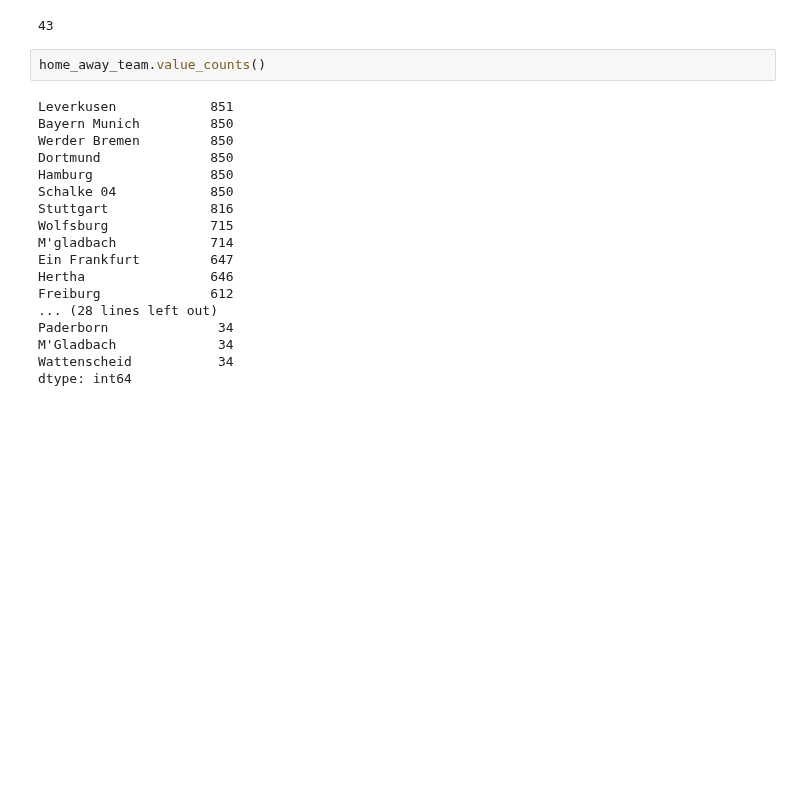
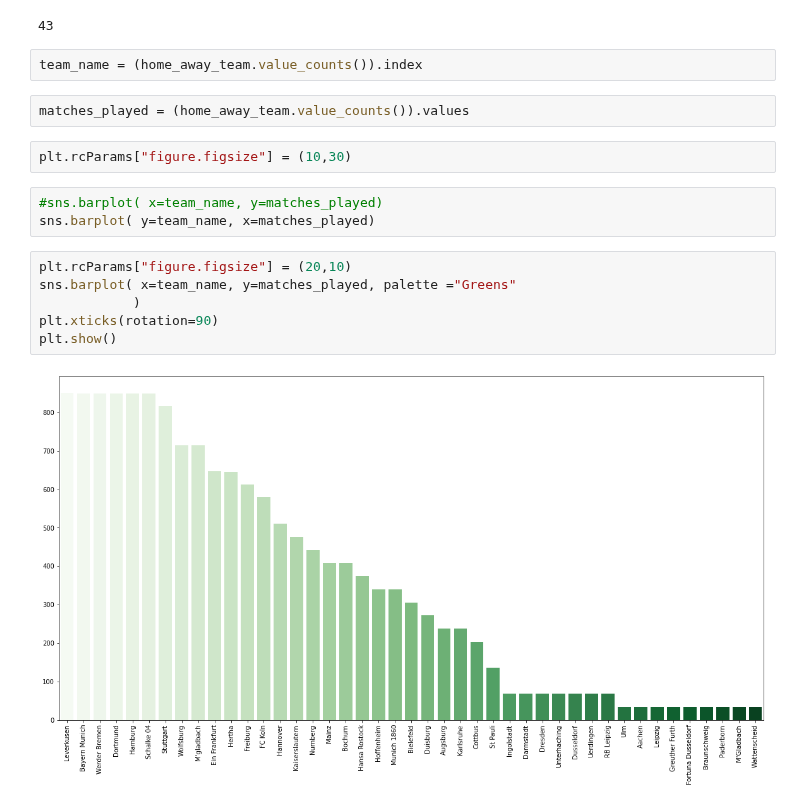
Before and after one commit to santhoshmc/machine-learning, a Jupyter notebook: Football_EDA.ipynb, the cells around one changed output. Drawn from its saved outputs; the diff is of its cells as text; blank space fills up the shorter version.

```diff
--- a/Football_EDA.ipynb
+++ b/Football_EDA.ipynb
@@ -63,23 +65,20 @@ home_away_team = pd.concat([HomeTeam,AwayTeam])
 len(home_away_team.value_counts())
 # %% [output]
 43
-# %%
-home_away_team.value_counts()
-# %% [output]
-Leverkusen            851
-Bayern Munich         850
-Werder Bremen         850
-Dortmund              850
-Hamburg               850
-Schalke 04            850
-Stuttgart             816
-Wolfsburg             715
-M'gladbach            714
-Ein Frankfurt         647
-Hertha                646
-Freiburg              612
-... (28 lines left out)
-Paderborn              34
-M'Gladbach             34
-Wattenscheid           34
-dtype: int64
+# %%
+team_name = (home_away_team.value_counts()).index
+# %%
+matches_played = (home_away_team.value_counts()).values
+# %%
+plt.rcParams["figure.figsize"] = (10,30)
+# %%
+#sns.barplot( x=team_name, y=matches_played)
+sns.barplot( y=team_name, x=matches_played)
+# %%
+plt.rcParams["figure.figsize"] = (20,10)
+sns.barplot( x=team_name, y=matches_played, palette ="Greens"
+            )
+plt.xticks(rotation=90)
+plt.show()
+# %% [output]
+[figure, added]
```
Also changed, not shown: parts of 7 cells of this notebook.
